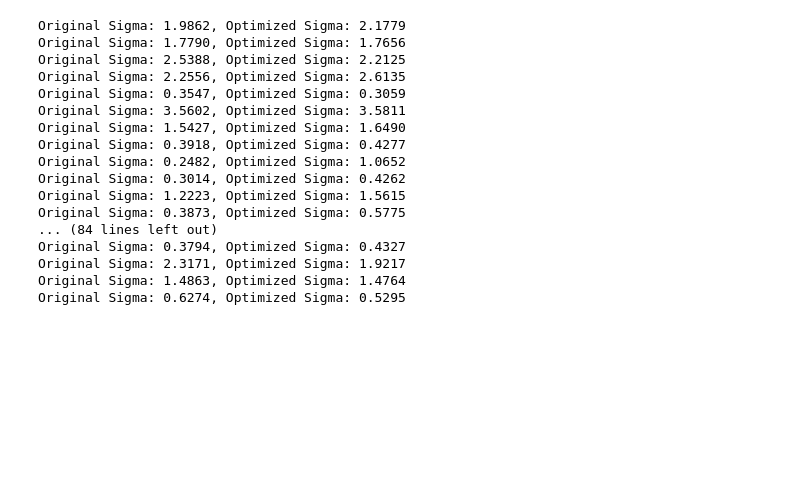
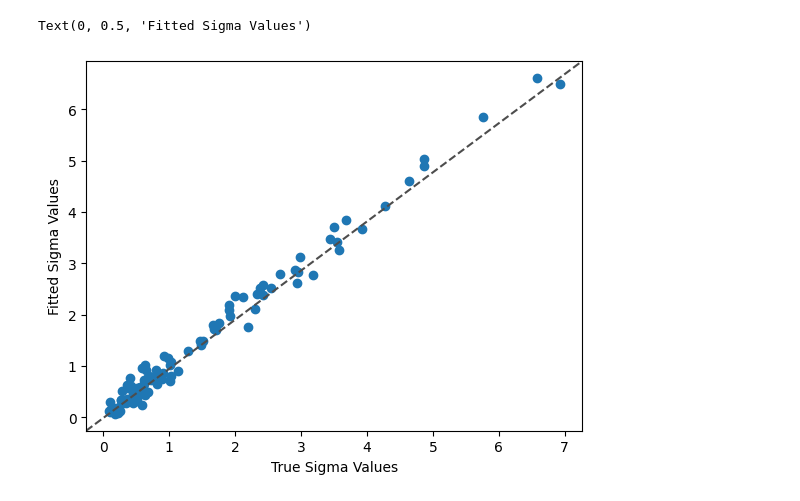
Before and after one commit to wusche1/Monosemanticity, a Jupyter notebook: std_reconstruction.ipynb, the cells around one changed output. Cells and saved outputs as stored; diff of their text form; code cells hidden in the pictures; blank space fills up the shorter version.

```diff
--- a/std_reconstruction.ipynb
+++ b/std_reconstruction.ipynb
@@ -125,21 +117,9 @@ plt.show()
-# %%
-for original, optimized in zip(sigma.flatten(), t.exp(t.tensor(optimized_log_sigma)).flatten()):
-    print(f"Original Sigma: {original:.4f}, Optimized Sigma: {optimized:.4f}")
-# %% [output]
-Original Sigma: 1.9862, Optimized Sigma: 2.1779
-Original Sigma: 1.7790, Optimized Sigma: 1.7656
-Original Sigma: 2.5388, Optimized Sigma: 2.2125
-Original Sigma: 2.2556, Optimized Sigma: 2.6135
-Original Sigma: 0.3547, Optimized Sigma: 0.3059
-Original Sigma: 3.5602, Optimized Sigma: 3.5811
-Original Sigma: 1.5427, Optimized Sigma: 1.6490
-Original Sigma: 0.3918, Optimized Sigma: 0.4277
-Original Sigma: 0.2482, Optimized Sigma: 1.0652
-Original Sigma: 0.3014, Optimized Sigma: 0.4262
-Original Sigma: 1.2223, Optimized Sigma: 1.5615
-Original Sigma: 0.3873, Optimized Sigma: 0.5775
-... (84 lines left out)
-Original Sigma: 0.3794, Optimized Sigma: 0.4327
-Original Sigma: 2.3171, Optimized Sigma: 1.9217
-Original Sigma: 1.4863, Optimized Sigma: 1.4764
-Original Sigma: 0.6274, Optimized Sigma: 0.5295
+# %%
+plt.scatter(sigma.flatten(), t.exp(t.tensor(optimized_log_sigma)).flatten())
+#plot identity line
+plt.plot([0, 1], [0, 1], transform=plt.gca().transAxes, ls="--", c=".3")
+plt.xlabel('True Sigma Values')
+plt.ylabel('Fitted Sigma Values')
+# %% [output]
+Text(0, 0.5, 'Fitted Sigma Values')
+[figure, added]
```
Also changed, not shown: parts of 4 cells of this notebook, 28 other files.
